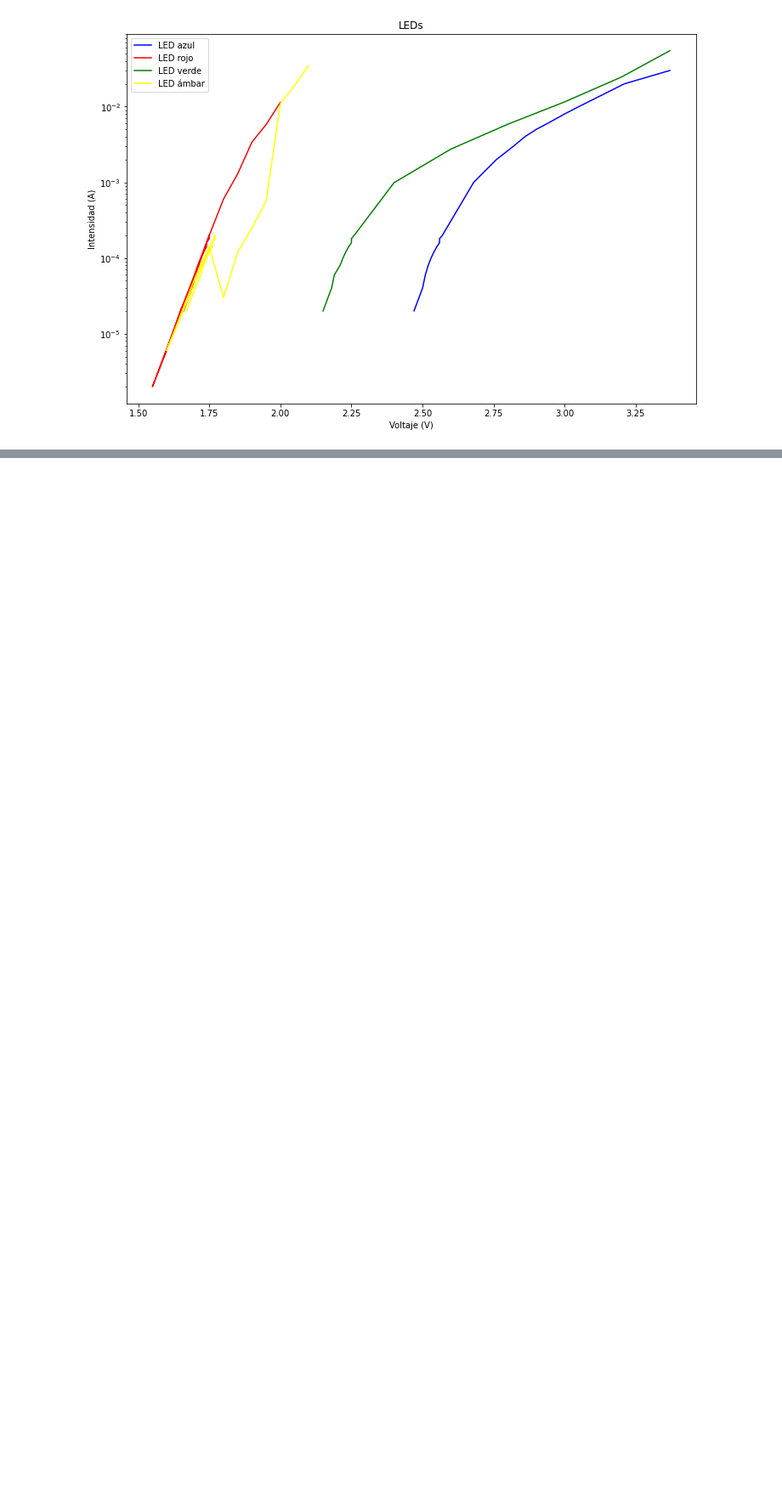
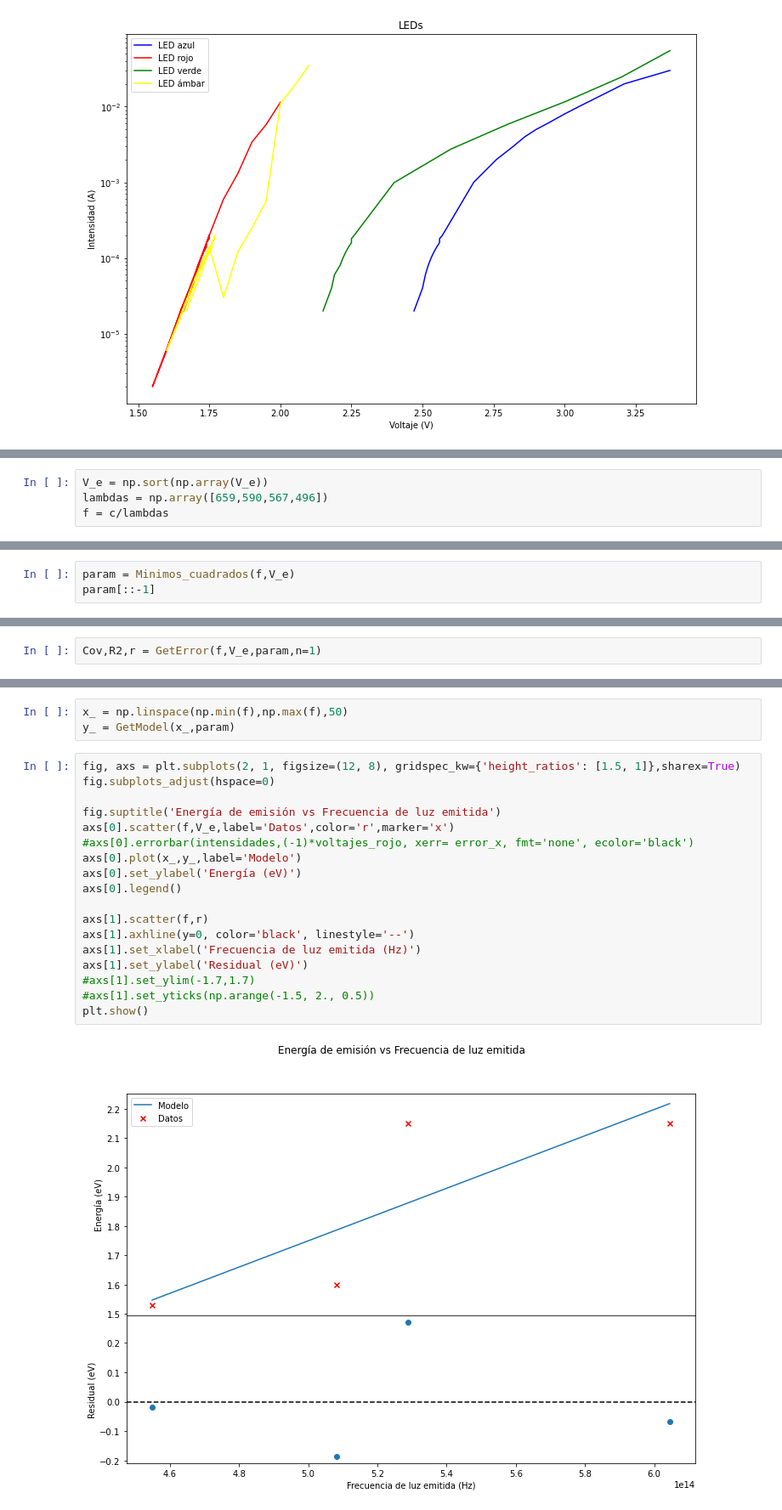
Before and after one commit to slaverdeg/Laboratorio-Moderna-GitHub, a Jupyter notebook: Curva LEDs/codigo_LED.ipynb, the cells around one changed output, grey strips where cells are left out. Shown at 85% size. Saved outputs shown, nothing was run; the diff lists cells and outputs as text; blank space fills up the shorter version.

```diff
--- a/Curva LEDs/codigo_LED.ipynb
+++ b/Curva LEDs/codigo_LED.ipynb
@@ -213,0 +220,4 @@ plt.yscale('log')
+# %%
+V_e = np.sort(np.array(V_e))
+lambdas = np.array([659,590,567,496])
+f = c/lambdas
@@ -213,0 +228,3 @@ plt.yscale('log')
+# %%
+param = Minimos_cuadrados(f,V_e)
+param[::-1]
@@ -213,0 +233,2 @@ plt.yscale('log')
+# %%
+Cov,R2,r = GetError(f,V_e,param,n=1)
@@ -213,0 +240,23 @@ plt.yscale('log')
+# %%
+x_ = np.linspace(np.min(f),np.max(f),50)
+y_ = GetModel(x_,param)
+# %%
+fig, axs = plt.subplots(2, 1, figsize=(12, 8), gridspec_kw={'height_ratios': [1.5, 1]},sharex=True)
+fig.subplots_adjust(hspace=0)
+
+fig.suptitle('Energía de emisión vs Frecuencia de luz emitida')
+axs[0].scatter(f,V_e,label='Datos',color='r',marker='x')
+#axs[0].errorbar(intensidades,(-1)*voltajes_rojo, xerr= error_x, fmt='none', ecolor='black')
+axs[0].plot(x_,y_,label='Modelo')
+axs[0].set_ylabel('Energía (eV)')
+axs[0].legend()
+
+axs[1].scatter(f,r)
+axs[1].axhline(y=0, color='black', linestyle='--')
+axs[1].set_xlabel('Frecuencia de luz emitida (Hz)')
+axs[1].set_ylabel('Residual (eV)')
+#axs[1].set_ylim(-1.7,1.7)
+#axs[1].set_yticks(np.arange(-1.5, 2., 0.5))
+plt.show()
+# %% [output]
+[figure, added]
```
Also changed, not shown: parts of 15 cells of this notebook.
